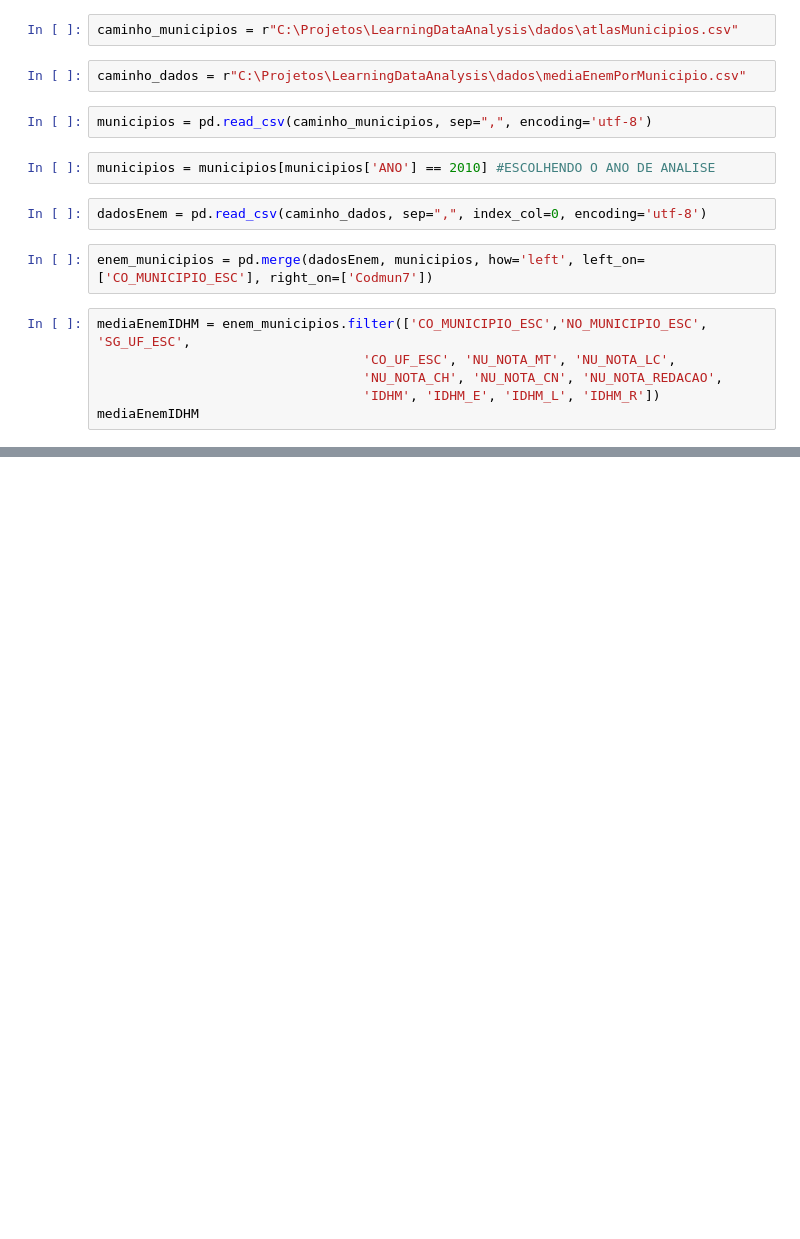
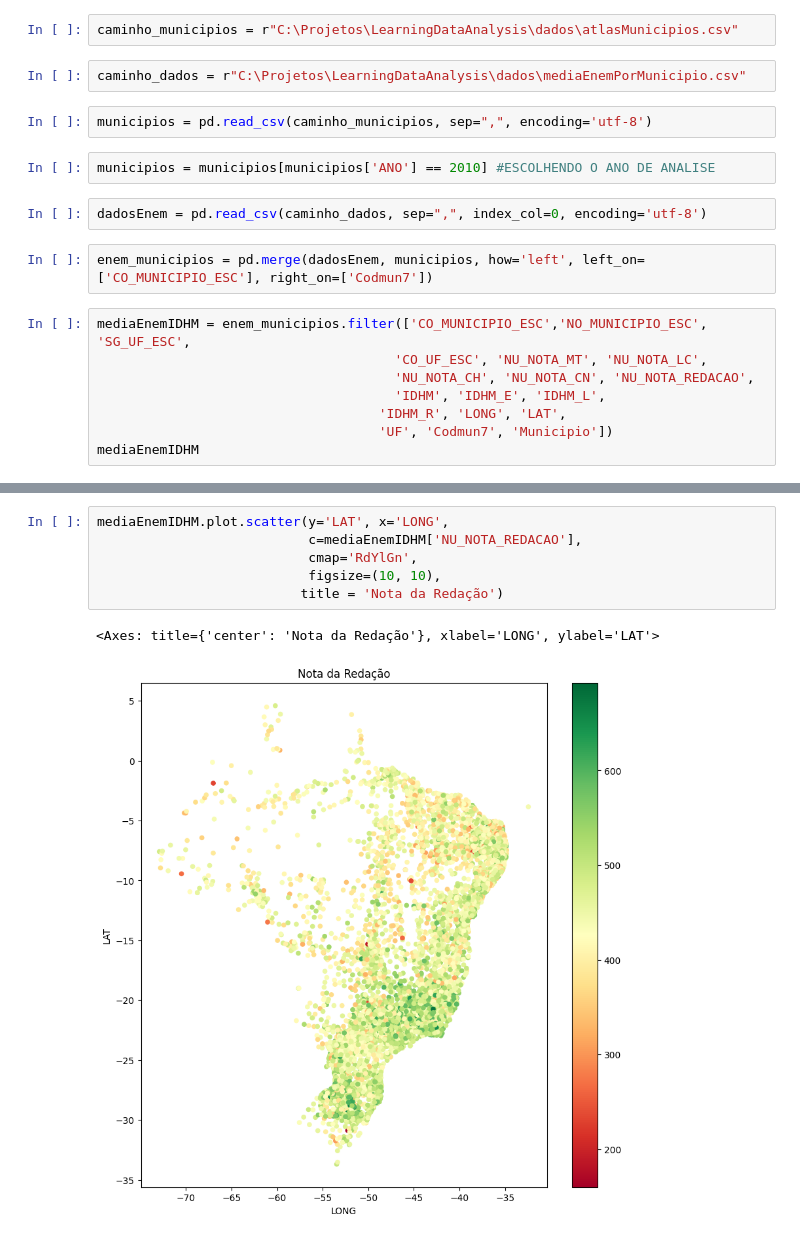
Before and after one commit to arthuneas/LearningDataAnalysis, a Jupyter notebook: Projetos/GráficoemLongitudeNLatitude.ipynb, the cells around one changed output, grey strips where cells are left out. Drawn from its saved outputs; the diff is of its cells as text; blank space fills up the shorter version.

```diff
--- a/Projetos/GráficoemLongitudeNLatitude.ipynb
+++ b/Projetos/GráficoemLongitudeNLatitude.ipynb
@@ -16,9 +16,11 @@ dadosEnem = pd.read_csv(caminho_dados, sep=",", index_col=0, encoding='utf-8')
 enem_municipios = pd.merge(dadosEnem, municipios, how='left', left_on=['CO_MUNICIPIO_ESC'], right_on=['Codmun7'])
 # %%
 mediaEnemIDHM = enem_municipios.filter(['CO_MUNICIPIO_ESC','NO_MUNICIPIO_ESC', 'SG_UF_ESC',
-                                  'CO_UF_ESC', 'NU_NOTA_MT', 'NU_NOTA_LC',
-                                  'NU_NOTA_CH', 'NU_NOTA_CN', 'NU_NOTA_REDACAO',
-                                  'IDHM', 'IDHM_E', 'IDHM_L', 'IDHM_R'])
+                                      'CO_UF_ESC', 'NU_NOTA_MT', 'NU_NOTA_LC',
+                                      'NU_NOTA_CH', 'NU_NOTA_CN', 'NU_NOTA_REDACAO',
+                                      'IDHM', 'IDHM_E', 'IDHM_L',
+                                    'IDHM_R', 'LONG', 'LAT',
+                                    'UF', 'Codmun7', 'Municipio'])
 mediaEnemIDHM
 # %% [output]
 |  | CO_MUNICIPIO_ESC | NO_MUNICIPIO_ESC | SG_UF_ESC | CO_UF_ESC | NU_NOTA_MT | NU_NOTA_LC | NU_NOTA_CH | ... |
@@ -61,0 +39,9 @@ municipios.head()
+# %%
+mediaEnemIDHM.plot.scatter(y='LAT', x='LONG',
+                           c=mediaEnemIDHM['NU_NOTA_REDACAO'],
+                           cmap='RdYlGn',
+                           figsize=(10, 10),
+                          title = 'Nota da Redação')
+# %% [output]
+<Axes: title={'center': 'Nota da Redação'}, xlabel='LONG', ylabel='LAT'>
+[figure, added]
```
Also changed, not shown: parts of 5 cells of this notebook.
